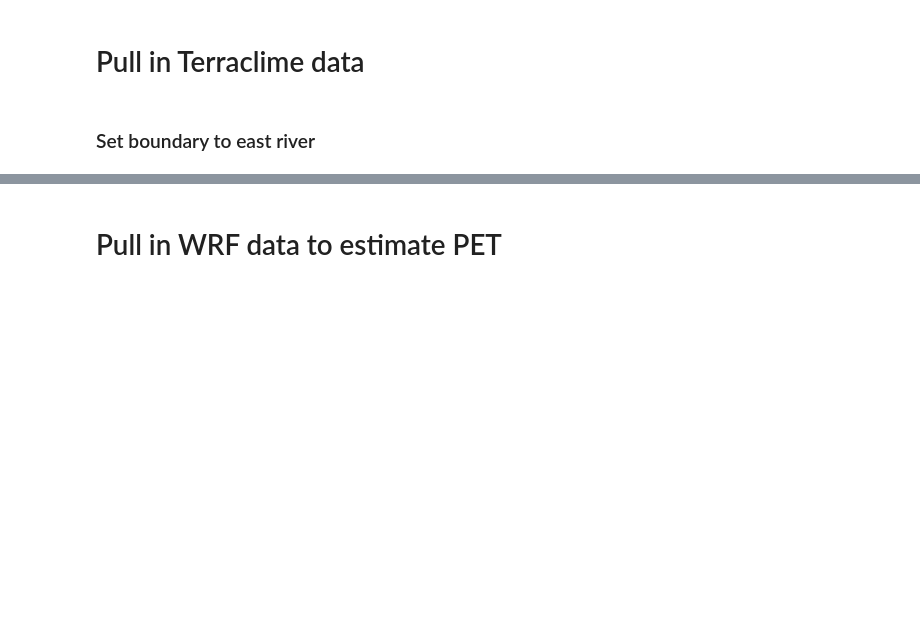
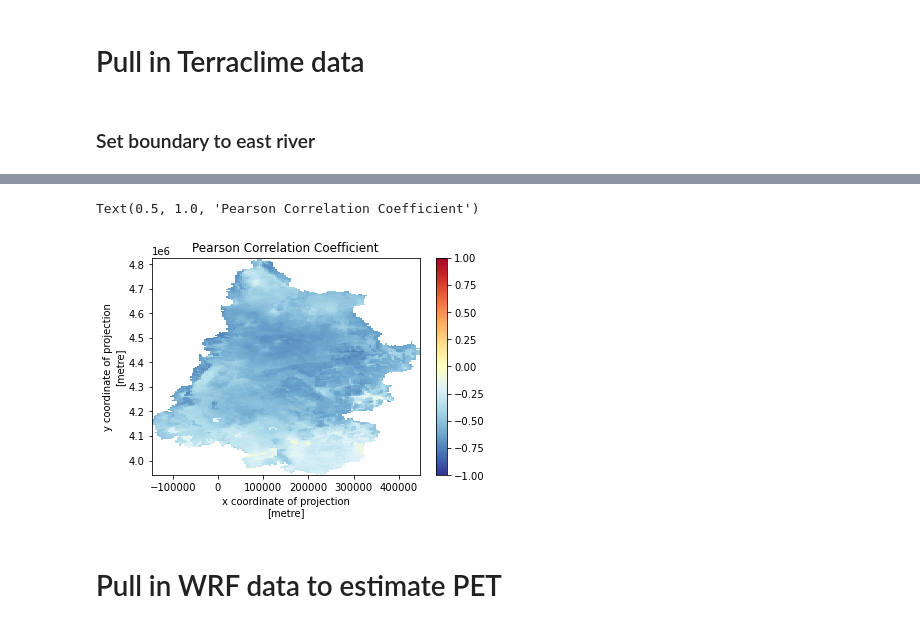
Before and after one commit to dlhogan97/Spring-Precipitation-Effect-CO-River, a Jupyter notebook: notebooks/Upper_CO_Analysis/notebooks/ucr_basin_pet.ipynb, the cells around one changed output, grey strips where cells are left out. Drawn from its saved outputs; the diff is of its cells as text; code cells hidden in the pictures; blank space fills up the shorter version.

```diff
--- a/notebooks/Upper_CO_Analysis/notebooks/ucr_basin_pet.ipynb
+++ b/notebooks/Upper_CO_Analysis/notebooks/ucr_basin_pet.ipynb
@@ -131,0 +186,14 @@ for year in range(1987,2021):
+# %%
+prism_ppt = rxr.open_rasterio('../data/precipdata/prism_4km_ucrb.nc')
+# convert crs to match the UCRB boundary
+prism_ppt = prism_ppt.rio.reproject(4326)
+prism_ppt = prism_ppt.where(prism_ppt>=0,drop=True)
+# %%
+ucrb_spring_ppt = prism_ppt.where(prism_ppt['month'].dt.month.isin([4,5,6]),drop=True).groupby('month.year').sum()
+ucrb_spring_ppt = ucrb_spring_ppt.where(ucrb_spring_ppt>0,drop=True).sel(year=slice(1964,2022))
+
+prism_tmean = rxr.open_rasterio('../data/etdata/prism_tmean_4km_ucrb.nc')
+# reprject to match the UCRB boundary
+prism_tmean = prism_tmean.rio.reproject(4326)
+prism_tmean = prism_tmean.where(prism_tmean>-100,drop=True).sel(month=slice('1964-01-01','2022-09-30'))
+spring_mean_ucrb_temp = prism_tmean.where(prism_tmean['month'].dt.month.isin([4,5,6]),drop=True).groupby('month.year').mean()
@@ -131,0 +243,10 @@ for year in range(1987,2021):
+# %%
+tmean = prism_tmean_copy
+_MONTHDAYS = xr.DataArray(np.array([31, 28, 31, 30, 31, 30, 31, 31, 30, 31, 30, 31]*59)[:-3], dims=['month'], coords={'month':prism_tmean_copy.month})
+# pet = np.zeros_like(tmean)
+ucrb_prism_pet = vectorize_thornthwaite_pet(prism_tmean_copy, mmdlh,_MONTHDAYS)
+ucrb_prism_pet['month'] = prism_tmean.month
+# calculate the sum of PET over each spring period
+ucrb_spring_pet = ucrb_prism_pet.where(ucrb_prism_pet['month'].dt.month.isin([4,5,6]),drop=True).groupby('month.year').sum()
+ucrb_spring_ppt = ucrb_spring_ppt.fillna(-9999)
+ucrb_spring_pet = ucrb_spring_pet.fillna(-9999)
@@ -131,0 +262,17 @@ for year in range(1987,2021):
+# %%
+corr_prism_temp = multi_apply_along_axis(pearsonr, 0, [ucrb_spring_ppt, spring_mean_ucrb_temp])
+# convert to an xarray dataarray
+corr_prism_temp = xr.DataArray(corr_prism_temp[0,:,:], dims=['y','x'], coords={'y':ucrb_spring_ppt.y,'x':ucrb_spring_ppt.x})
+corr_prism_temp = corr_prism_temp.rio.set_crs(4326)
+# convert to 32613
+corr_prism_temp = corr_prism_temp.rio.reproject(32613)
+# remove values above 1
+corr_prism_temp = corr_prism_temp.where(corr_prism_temp<=1,drop=True)
+# %%
+fig, ax = plt.subplots()
+
+p0 = corr_prism_temp.plot(cmap='RdYlBu_r', vmin=-1, vmax=1)
+ax.set_title('Pearson Correlation Coefficient')
+# %% [output]
+Text(0.5, 1.0, 'Pearson Correlation Coefficient')
+[figure, added]
```
Also changed, not shown: parts of 30 cells of this notebook, 3 other files.
